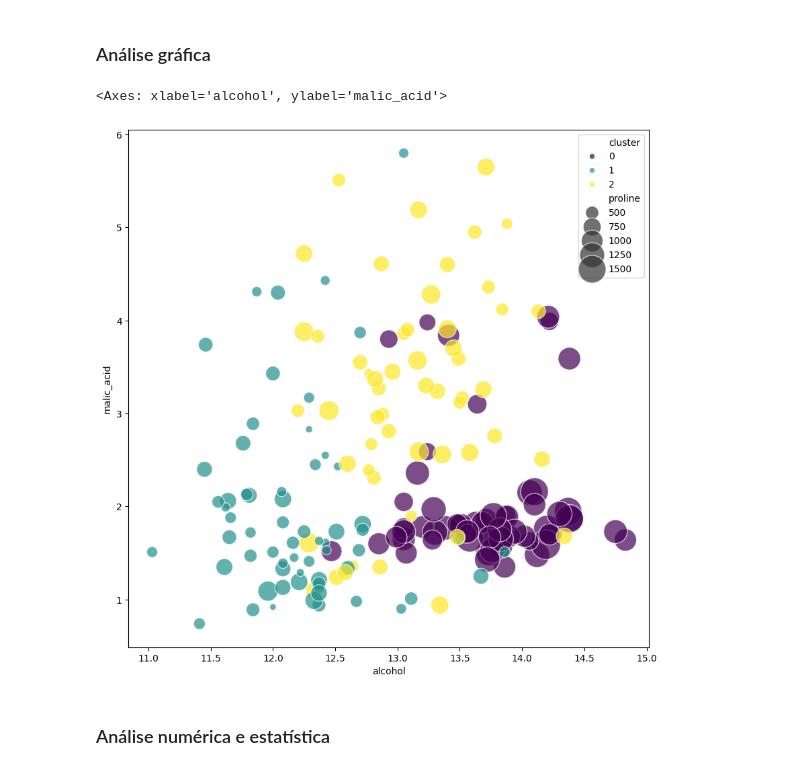
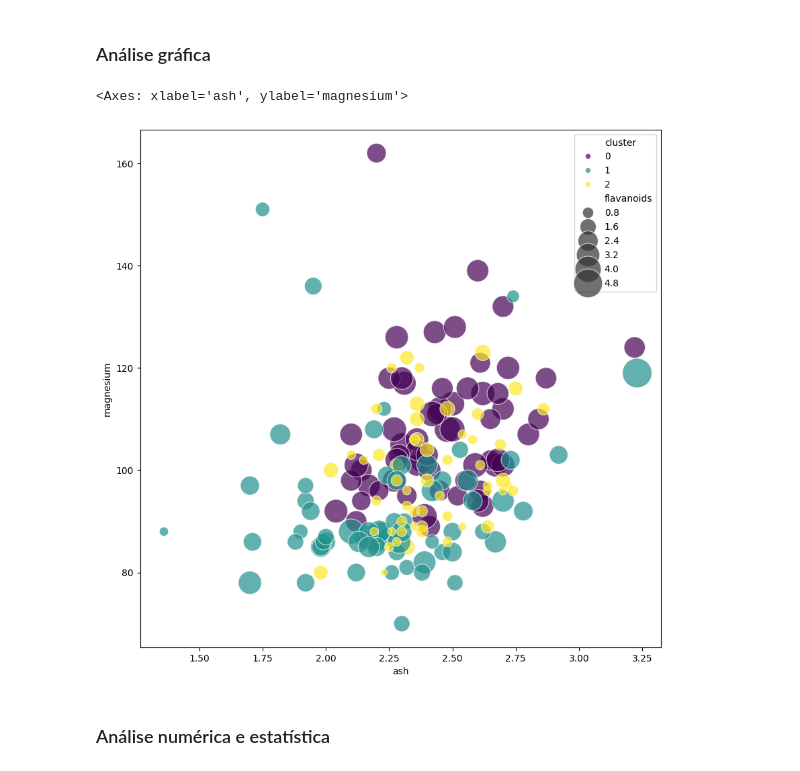
Before and after one commit to leandroneckel/aulas_data_science, a Jupyter notebook: Notebooks/Unidade 5/clusterizacao.ipynb, the cells around one changed output. Drawn from its saved outputs; the diff is of its cells as text; code cells hidden in the pictures.

Commit message:
alteracao no notebook sobre clusterizacao

```diff
--- a/Notebooks/Unidade 5/clusterizacao.ipynb
+++ b/Notebooks/Unidade 5/clusterizacao.ipynb
@@ -70,11 +70,11 @@ dados
 # %%
 import matplotlib.pyplot as plt
 import seaborn as sns
 plt.figure(figsize=(10,10))
-sns.scatterplot(data=dados, x='alcohol', y='malic_acid', size='proline', hue='cluster', palette='viridis', sizes=(50,1000), alpha=0.7)
+sns.scatterplot(data=dados, x='ash', y='magnesium', size='flavanoids', hue='cluster', palette='viridis', sizes=(50,1000), alpha=0.7)
 # %% [output]
-<Axes: xlabel='alcohol', ylabel='malic_acid'>
+<Axes: xlabel='ash', ylabel='magnesium'>
-[figure, old version]
+[figure, new version]
 # %%
 import plotly.express as px
 fig = px.scatter_3d(dados,
```
Also changed, not shown: parts of 5 cells of this notebook, 1 other file.
